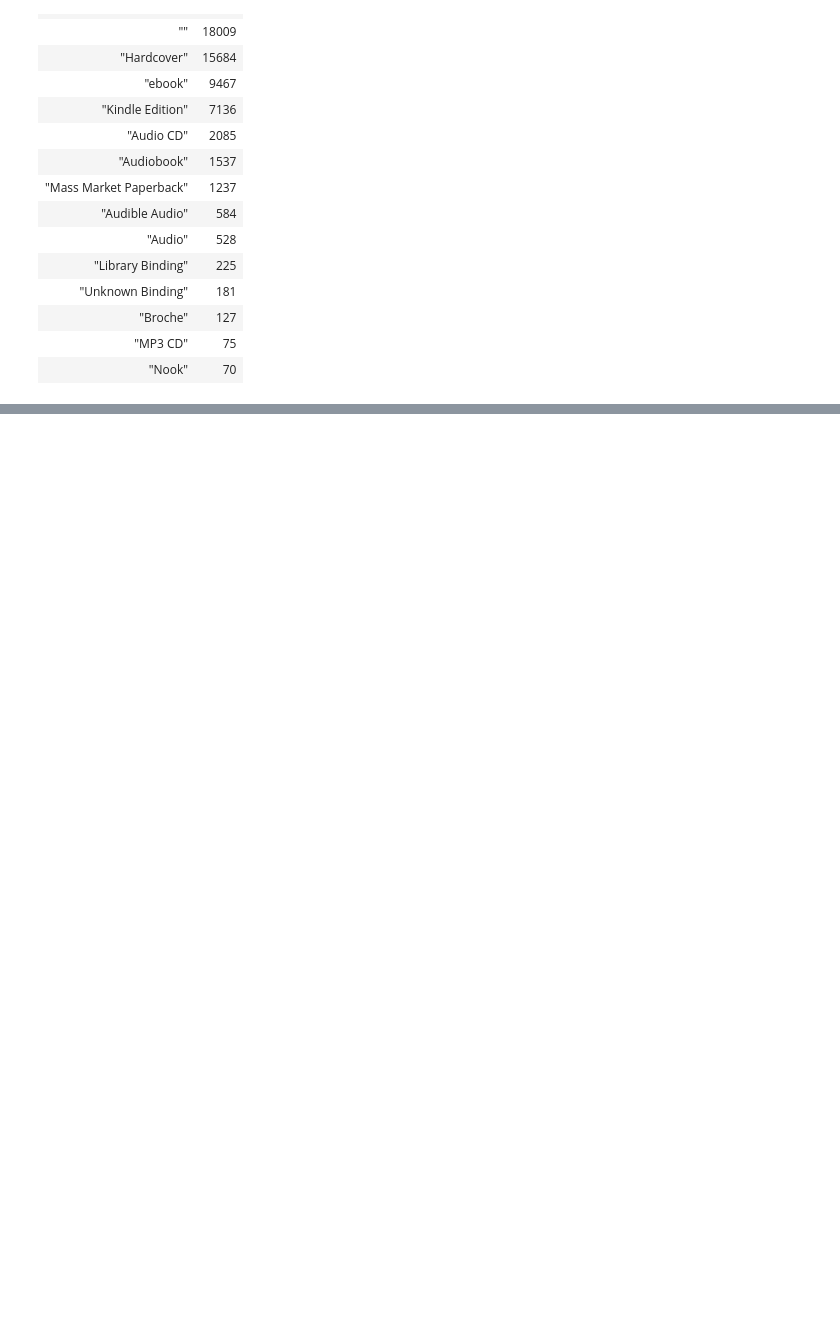
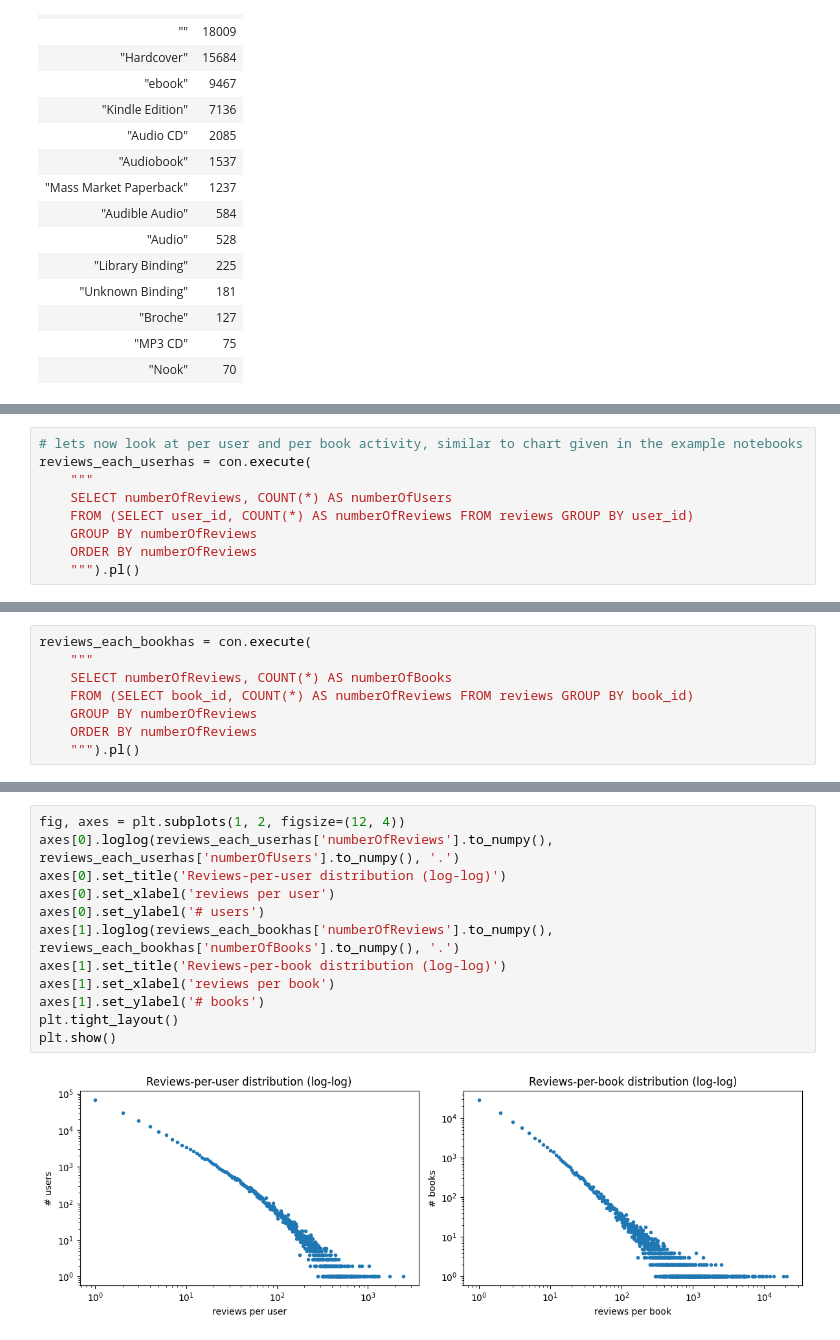
Before and after one commit to ruhanir-dot/GoodReads-YoungAdult-RecSys, a Jupyter notebook: data_exploration.ipynb, the cells around one changed output, grey strips where cells are left out. Saved outputs shown, nothing was run; the diff lists cells and outputs as text; blank space fills up the shorter version.

```diff
--- a/data_exploration.ipynb
+++ b/data_exploration.ipynb
@@ -216,0 +312,9 @@ shape: (15, 2)
+# %%
+# lets now look at per user and per book activity, similar to chart given in the example notebooks
+reviews_each_userhas = con.execute(
+    """
+    SELECT numberOfReviews, COUNT(*) AS numberOfUsers
+    FROM (SELECT user_id, COUNT(*) AS numberOfReviews FROM reviews GROUP BY user_id)
+    GROUP BY numberOfReviews
+    ORDER BY numberOfReviews
+    """).pl()
@@ -216,0 +343,8 @@ shape: (15, 2)
+# %%
+reviews_each_bookhas = con.execute(
+    """
+    SELECT numberOfReviews, COUNT(*) AS numberOfBooks
+    FROM (SELECT book_id, COUNT(*) AS numberOfReviews FROM reviews GROUP BY book_id)
+    GROUP BY numberOfReviews
+    ORDER BY numberOfReviews
+    """).pl()
@@ -216,0 +373,14 @@ shape: (15, 2)
+# %%
+fig, axes = plt.subplots(1, 2, figsize=(12, 4))
+axes[0].loglog(reviews_each_userhas['numberOfReviews'].to_numpy(), reviews_each_userhas['numberOfUsers'].to_numpy(), '.')
+axes[0].set_title('Reviews-per-user distribution (log-log)')
+axes[0].set_xlabel('reviews per user')
+axes[0].set_ylabel('# users')
+axes[1].loglog(reviews_each_bookhas['numberOfReviews'].to_numpy(), reviews_each_bookhas['numberOfBooks'].to_numpy(), '.')
+axes[1].set_title('Reviews-per-book distribution (log-log)')
+axes[1].set_xlabel('reviews per book')
+axes[1].set_ylabel('# books')
+plt.tight_layout()
+plt.show()
+# %% [output]
+[figure, added]
```
Also changed, not shown: parts of 30 cells of this notebook.
